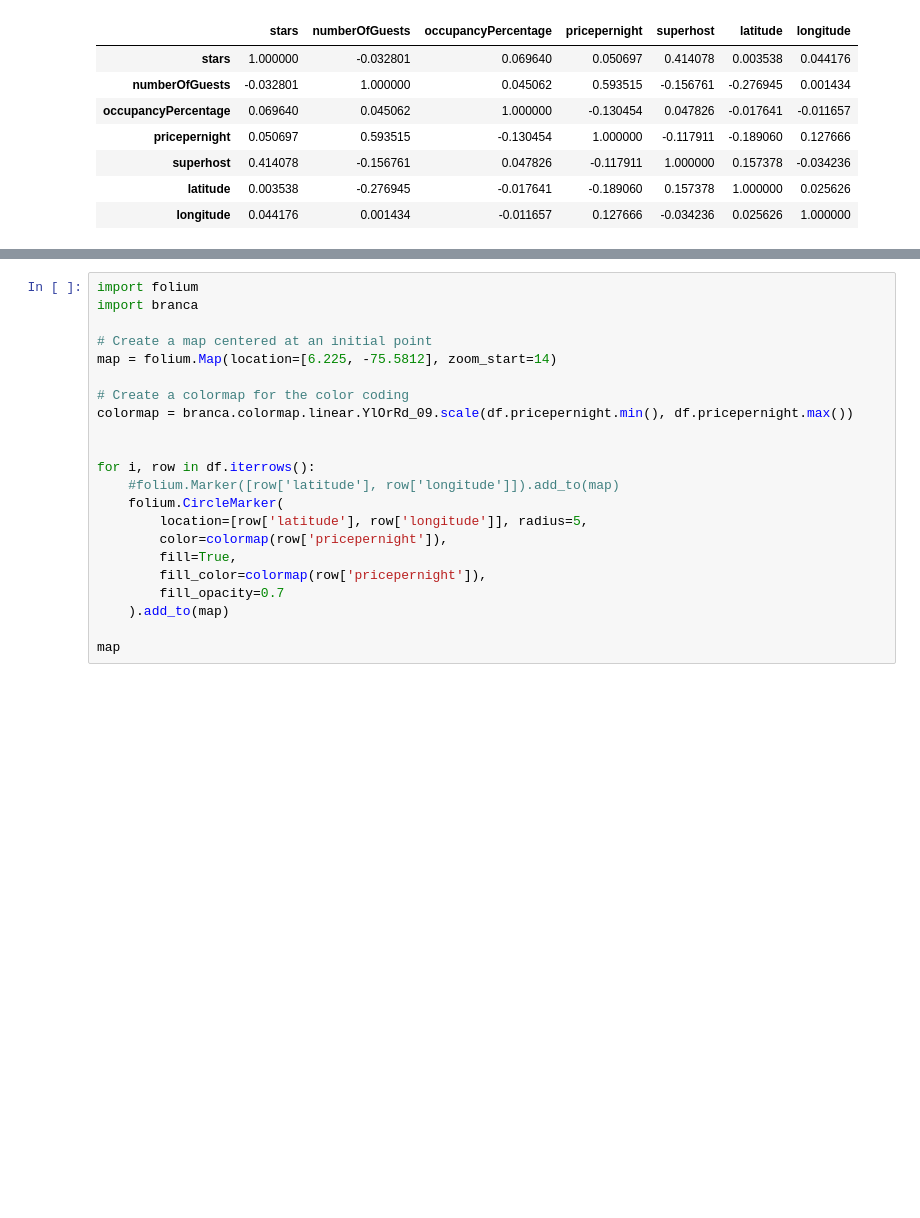
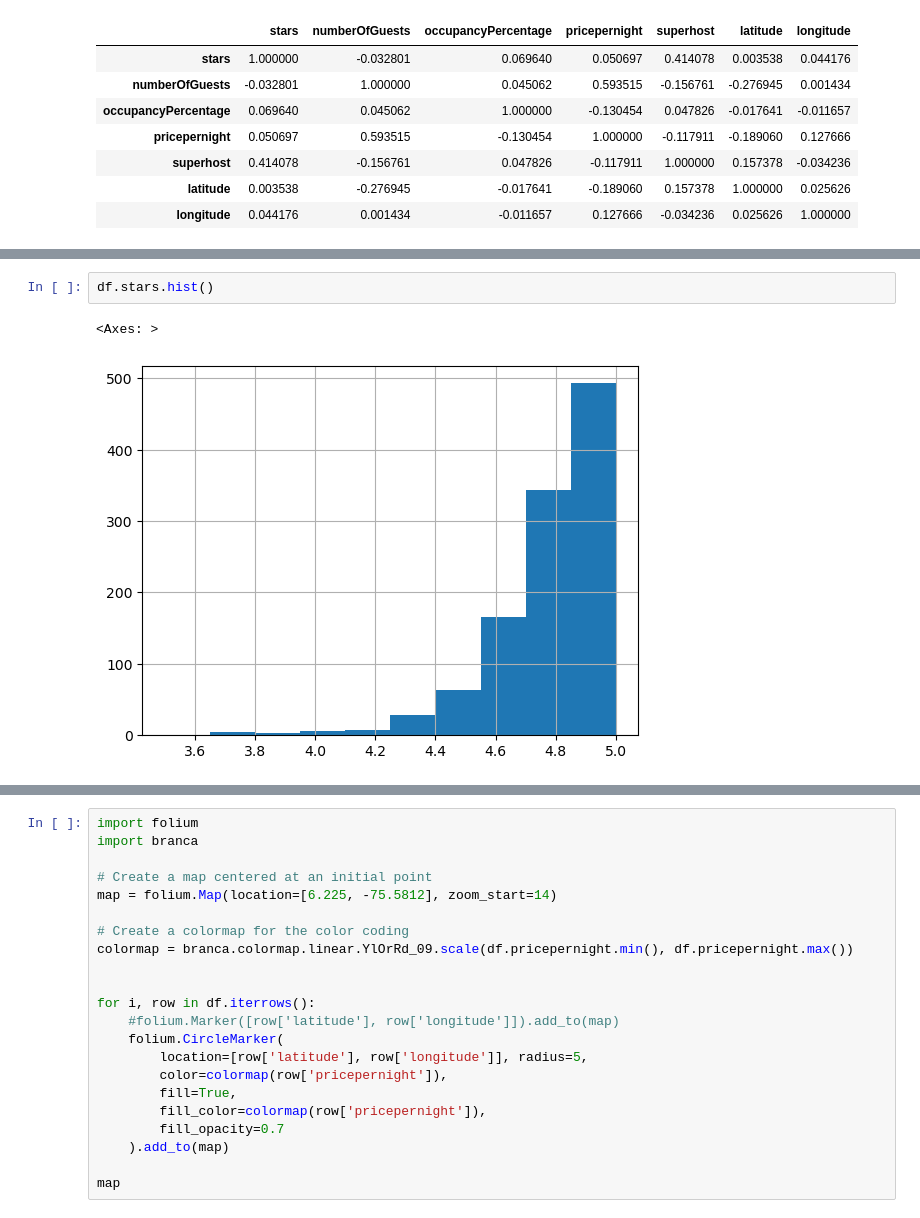
Before and after one commit to manuelarcer/airbnylizer, a Jupyter notebook: eda.ipynb, the cells around one changed output, grey strips where cells are left out. Cells and saved outputs as stored; diff of their text form; blank space fills up the shorter version.

```diff
--- a/eda.ipynb
+++ b/eda.ipynb
@@ -118,0 +126,5 @@ df.corr()
+# %%
+df.stars.hist()
+# %% [output]
+<Axes: >
+[figure, added]
```
Also changed, not shown: parts of 5 cells of this notebook.
